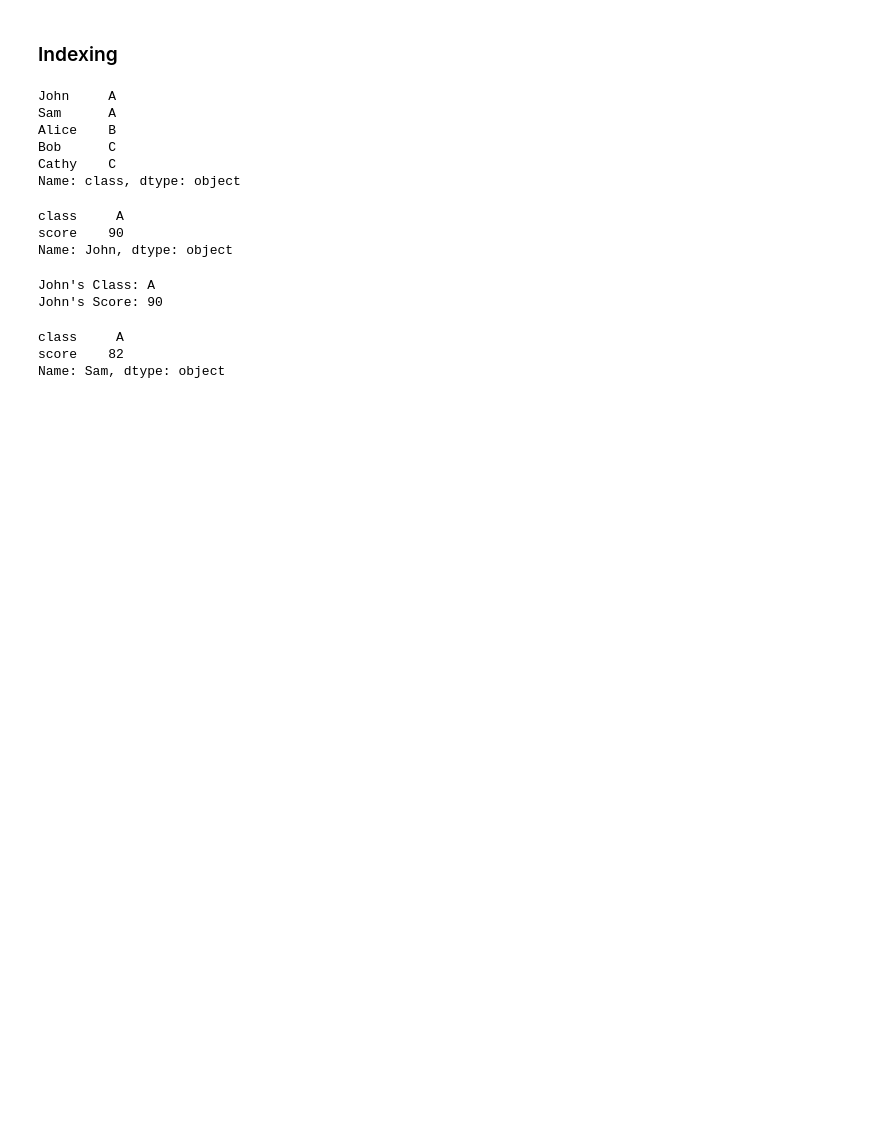
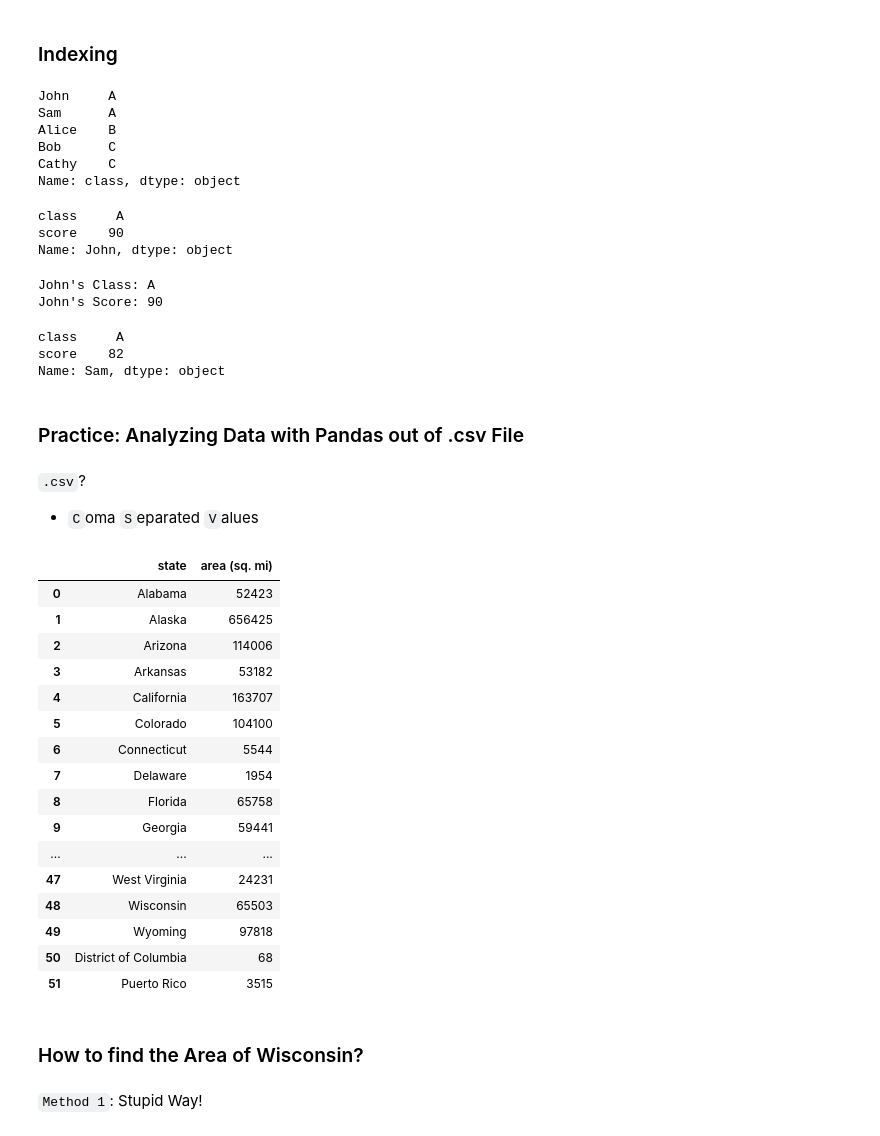
Before and after one commit to dowonh9599/everything-python, a Jupyter notebook: 06-pandas/01-introduction.ipynb, the cells around one changed output. Drawn from its saved outputs; the diff is of its cells as text; code cells hidden in the pictures; blank space fills up the shorter version.

Commit message:
feat: dataframe

```diff
--- a/06-pandas/01-introduction.ipynb
+++ b/06-pandas/01-introduction.ipynb
@@ -208,3 +216,35 @@ second_data
 class     A
 score    82
 Name: Sam, dtype: object
+# %% [markdown]
+### Practice: Analyzing Data with Pandas out of .csv File
+# %% [markdown]
+`.csv`?
+- `C`oma `S`eparated `V`alues
+# %%
+state_area_df = pd.read_csv("../data/state-areas.csv")
+# index: 0~51
+# column: ["state", "area (sq. mi)"]
+state_area_df
+# %% [output]
+|  | state | area (sq. mi) |
+| 0 | Alabama | 52423 |
+| 1 | Alaska | 656425 |
+| 2 | Arizona | 114006 |
+| 3 | Arkansas | 53182 |
+| 4 | California | 163707 |
+| 5 | Colorado | 104100 |
+| 6 | Connecticut | 5544 |
+| 7 | Delaware | 1954 |
+| 8 | Florida | 65758 |
+| 9 | Georgia | 59441 |
+| ... | ... | ... |
+| 47 | West Virginia | 24231 |
+| 48 | Wisconsin | 65503 |
+| 49 | Wyoming | 97818 |
+| 50 | District of Columbia | 68 |
+| 51 | Puerto Rico | 3515 |
+# %% [markdown]
+### How to find the Area of Wisconsin?
+# %% [markdown]
+`Method 1`: Stupid Way!
```
Also changed, not shown: parts of 16 cells of this notebook.
